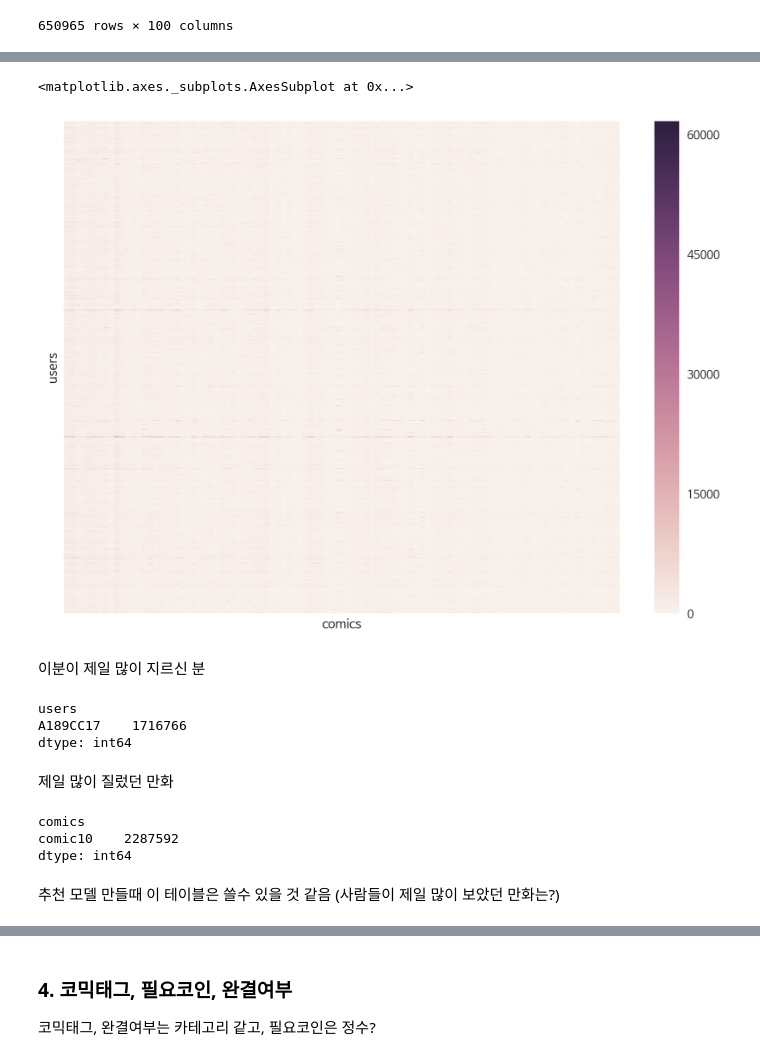
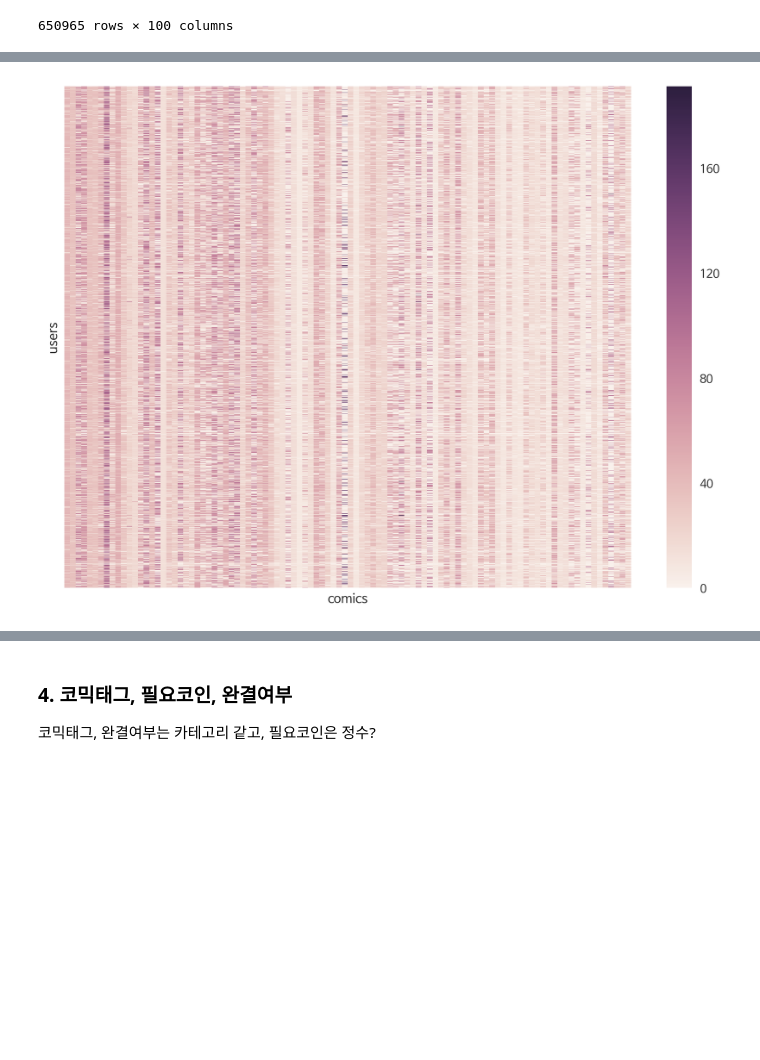
Before and after one commit to simonjisu/regincomics_data, a Jupyter notebook: Untitled.ipynb, the cells around one changed output, grey strips where cells are left out. Drawn from its saved outputs; the diff is of its cells as text; code cells hidden in the pictures; blank space fills up the shorter version.

Commit message:
create user_comic_table

```diff
--- a/Untitled.ipynb
+++ b/Untitled.ipynb
@@ -207,4 +262,3 @@ data.loc[:, column2]
 # %%
-#comics_list = data.iloc[:,range(10,110)].columns
-user_comic_table = data.groupby(['privacy_1'])[column2].sum(axis=0) # 11~110
+user_comic_table = data.groupby(['privacy_1'])[column2].max() # 11~110
 # %%
@@ -222,25 +287,7 @@ user_comic_table.tail()
 user_comic_table.columns.name = 'comics'
 user_comic_table.index.name = 'users'
 # %%
-sns.heatmap(user_comic_table, yticklabels=False, xticklabels=False)
+sns.heatmap(user_comic_table, xticklabels=False, yticklabels=False)
+plt.show()
 # %% [output]
-<matplotlib.axes._subplots.AxesSubplot at 0x...>
-[figure, old version]
+[figure, new version]
-# %% [markdown]
-이분이 제일 많이 지르신 분
-# %%
-user_comic_table.sum(axis=1)[user_comic_table.sum(axis=1).isin([user_comic_table.sum(axis=1).max()])]
-# %% [output]
-users
-A189CC17    1716766
-dtype: int64
-# %% [markdown]
-제일 많이 질렀던 만화
-# %%
-user_comic_table.sum(axis=0)[user_comic_table.sum(axis=0).isin([user_comic_table.sum(axis=0).max()])]
-# %% [output]
-comics
-comic10    2287592
-dtype: int64
-# %% [markdown]
-추천 모델 만들때 이 테이블은 쓸수 있을 것 같음 (사람들이 제일 많이 보았던 만화는?)
```
Also changed, not shown: parts of 26 cells of this notebook.
